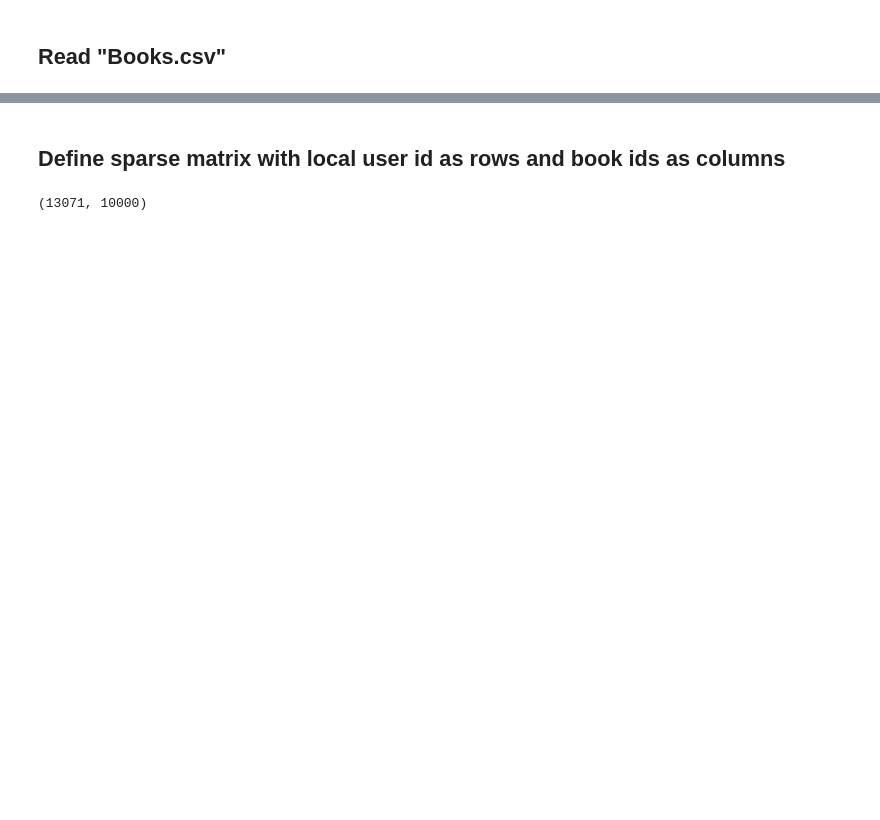
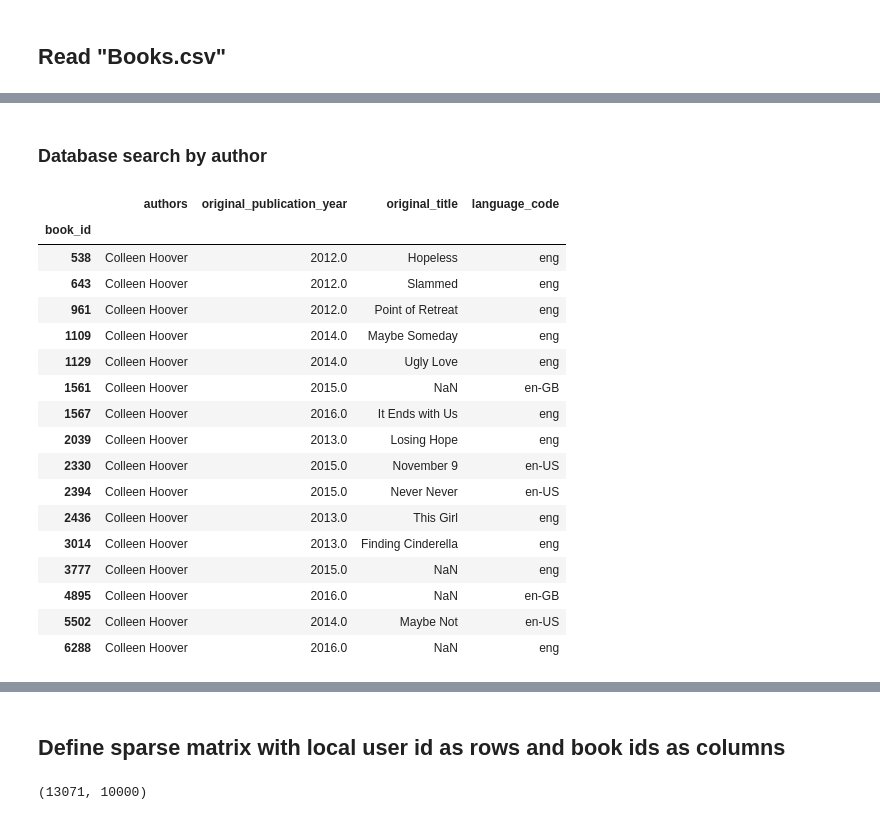
Before and after one commit to Eladweller/Book-Recommender, a Jupyter notebook: Book Recommender.ipynb, the cells around one changed output, grey strips where cells are left out. Drawn from its saved outputs; the diff is of its cells as text; code cells hidden in the pictures; blank space fills up the shorter version.

```diff
--- a/Book Recommender.ipynb
+++ b/Book Recommender.ipynb
@@ -58,0 +25,8 @@ def get_recommended_authors(recommended_df):
+# %%
+def search_by_author(text_to_search):
+    temp_df = books_df.loc[:,'authors'].dropna().apply(lambda x:x.lower())
+    return books_df.loc[temp_df.str.contains(text_to_search.lower())]
+
+def search_by_title(text_to_search):
+    temp_df = books_df.loc[:,'original_title'].dropna().apply(lambda x: x.lower())
+    return books_df.loc[temp_df.loc[temp_df.str.contains(text_to_search.lower())].index]
@@ -81,0 +120,23 @@ books_df.head(10)
+# %% [markdown]
+<h3>Database search by author</h3>
+# %%
+search_by_author('hoover')
+# %% [output]
+|  | authors | original_publication_year | original_title | language_code |
+| book_id |  |  |  |  |
+| 538 | Colleen Hoover | 2012.0 | Hopeless | eng |
+| 643 | Colleen Hoover | 2012.0 | Slammed | eng |
+| 961 | Colleen Hoover | 2012.0 | Point of Retreat | eng |
+| 1109 | Colleen Hoover | 2014.0 | Maybe Someday | eng |
+| 1129 | Colleen Hoover | 2014.0 | Ugly Love | eng |
+| 1561 | Colleen Hoover | 2015.0 | NaN | en-GB |
+| 1567 | Colleen Hoover | 2016.0 | It Ends with Us | eng |
+| 2039 | Colleen Hoover | 2013.0 | Losing Hope | eng |
+| 2330 | Colleen Hoover | 2015.0 | November 9 | en-US |
+| 2394 | Colleen Hoover | 2015.0 | Never Never | en-US |
+| 2436 | Colleen Hoover | 2013.0 | This Girl | eng |
+| 3014 | Colleen Hoover | 2013.0 | Finding Cinderella | eng |
+| 3777 | Colleen Hoover | 2015.0 | NaN | eng |
+| 4895 | Colleen Hoover | 2016.0 | NaN | en-GB |
+| 5502 | Colleen Hoover | 2014.0 | Maybe Not | en-US |
+| 6288 | Colleen Hoover | 2016.0 | NaN | eng |
```
Also changed, not shown: parts of 57 cells of this notebook.
